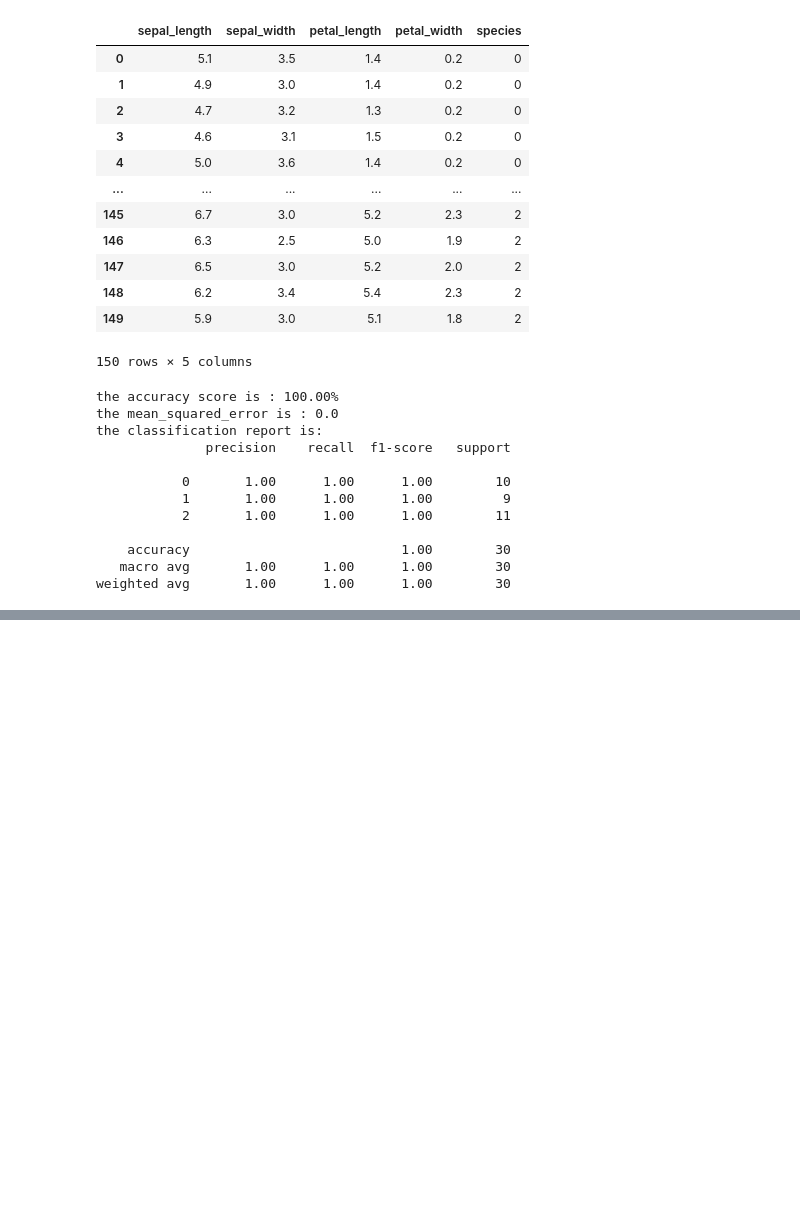
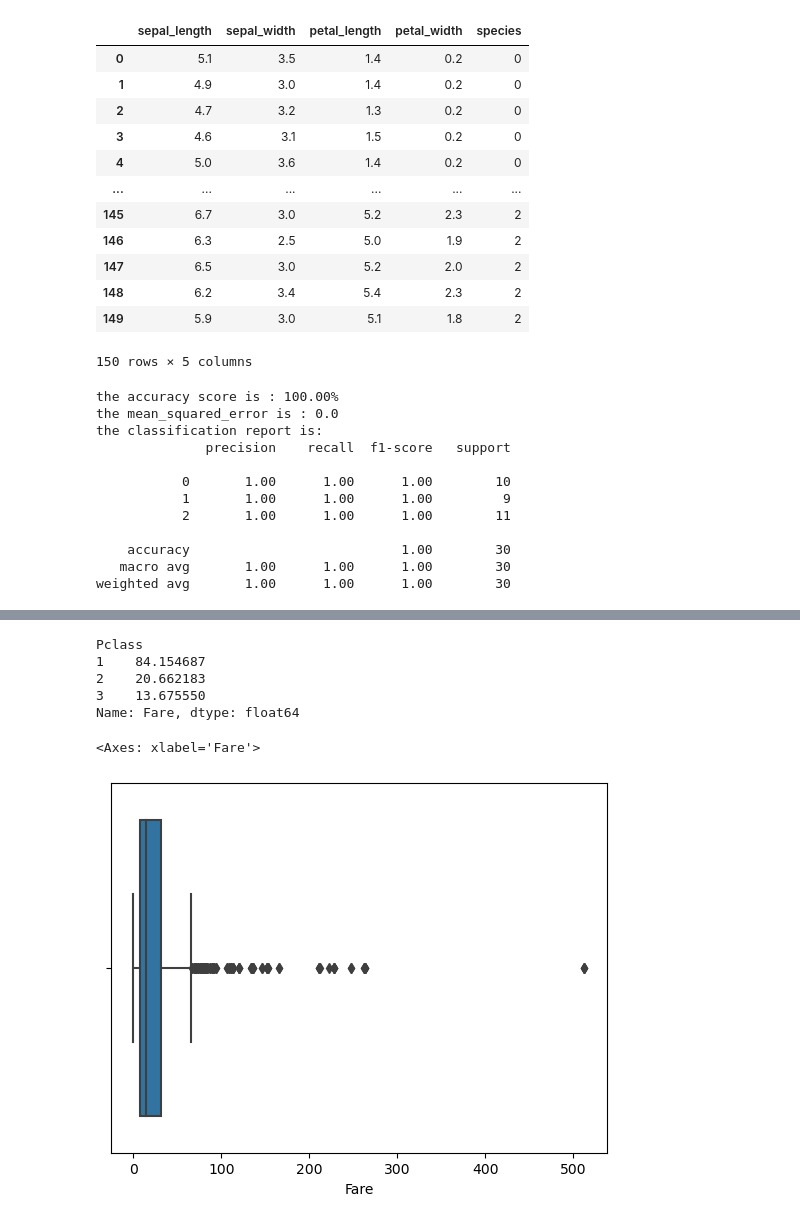
Before and after one commit to Visky-02/Data-Science-Practice, a Jupyter notebook: Untitled Folder/ gemini practice folder .ipynb, the cells around one changed output, grey strips where cells are left out. Cells and saved outputs as stored; diff of their text form; code cells hidden in the pictures; blank space fills up the shorter version.

Commit message:
Day X: 25 mix drill - Titanic ML pipeline complete

```diff
--- a/Untitled Folder/ gemini practice folder .ipynb
+++ b/Untitled Folder/ gemini practice folder .ipynb
@@ -1393,0 +1396,8 @@ weighted avg       1.00      1.00      1.00        30
+# %%
+import pandas as pd
+import numpy as np
+import seaborn as sns
+import matplotlib.pyplot as plt
+
+url = 'https://raw.githubusercontent.com/datasciencedojo/datasets/master/titanic.csv'
+df = pd.read_csv(url)
@@ -1393,0 +1455,2 @@ weighted avg       1.00      1.00      1.00        30
+# %%
+age_median=df['Age'].median()
@@ -1393,0 +1461,2 @@ weighted avg       1.00      1.00      1.00        30
+# %%
+df.fillna({'Age':age_median},inplace=True)
@@ -1393,0 +1477,13 @@ weighted avg       1.00      1.00      1.00        30
+# %%
+df.groupby('Pclass')['Fare'].mean()
+# %% [output]
+Pclass
+1    84.154687
+2    20.662183
+3    13.675550
+Name: Fare, dtype: float64
+# %%
+sns.boxplot(x=df['Fare'])
+# %% [output]
+<Axes: xlabel='Fare'>
+[figure, added]
```
Also changed, not shown: parts of 37 cells of this notebook, 2 other files.
